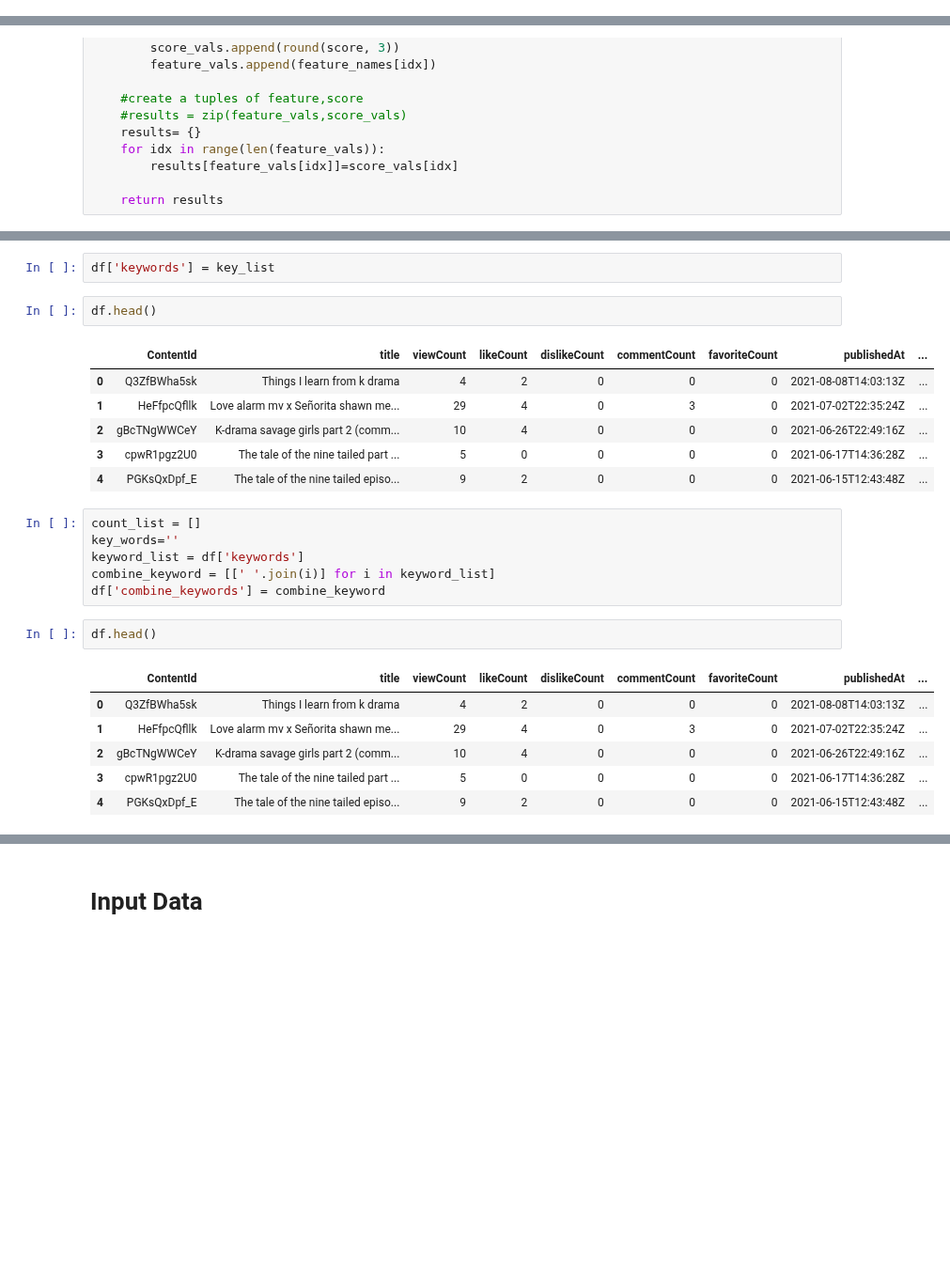
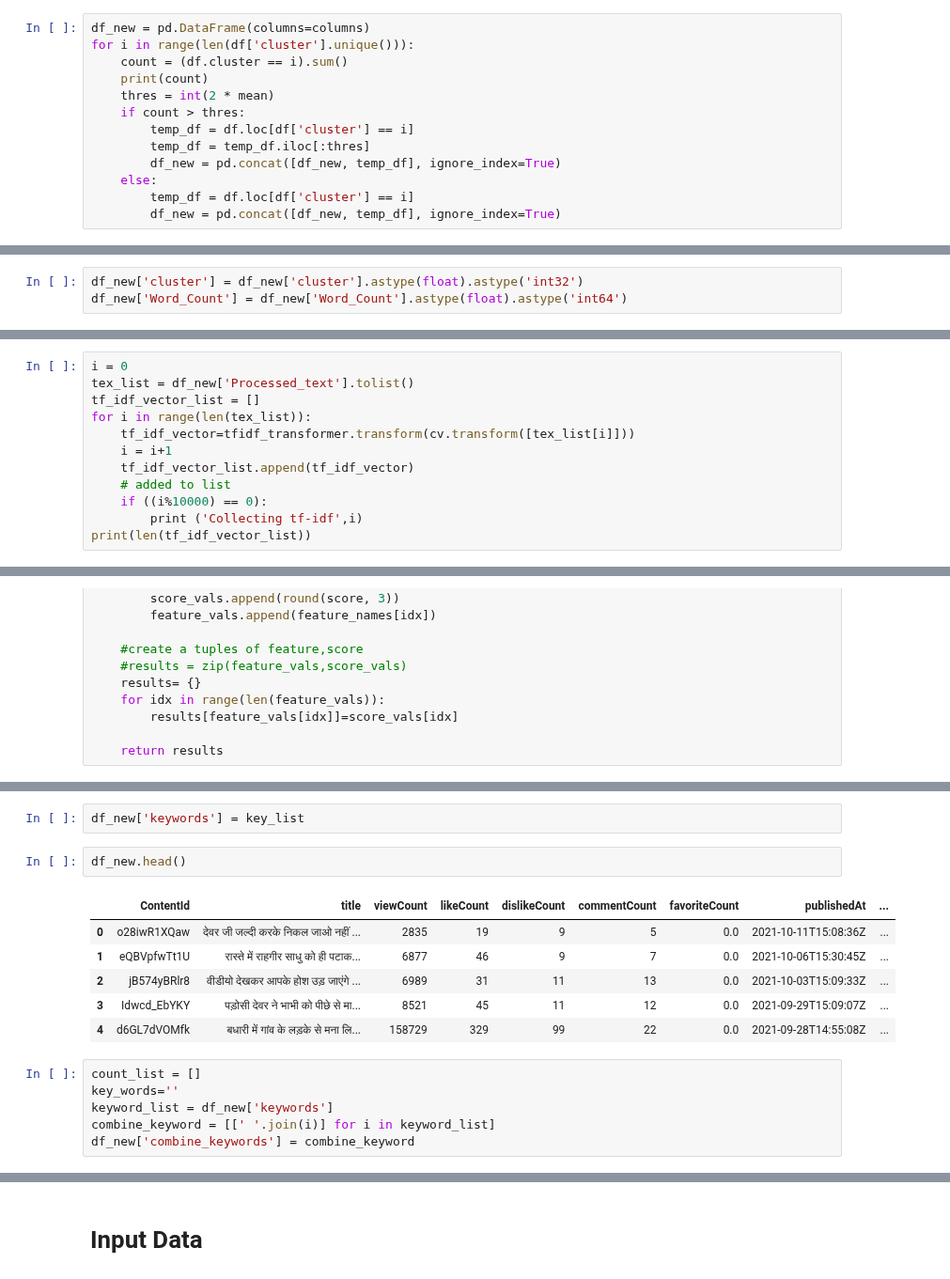
Before and after one commit to TeamEpicProjects/Recommendation-System-for-YT, a Jupyter notebook: notebook/modeling/DecisionTree.ipynb, the cells around one changed output, grey strips where cells are left out. Shown at 94% size. Saved outputs shown, nothing was run; the diff lists cells and outputs as text; blank space fills up the shorter version.

Commit message:
Imbalanced data handled

```diff
--- a/notebook/modeling/DecisionTree.ipynb
+++ b/notebook/modeling/DecisionTree.ipynb
@@ -402,0 +438,13 @@ Total count of cluster 19 is 2373
+# %%
+df_new = pd.DataFrame(columns=columns)
+for i in range(len(df['cluster'].unique())):
+    count = (df.cluster == i).sum()
+    print(count)
+    thres = int(2 * mean)
+    if count > thres:
+        temp_df = df.loc[df['cluster'] == i]
+        temp_df = temp_df.iloc[:thres]
+        df_new = pd.concat([df_new, temp_df], ignore_index=True)
+    else:
+        temp_df = df.loc[df['cluster'] == i]
+        df_new = pd.concat([df_new, temp_df], ignore_index=True)
@@ -402,0 +501,3 @@ Total count of cluster 19 is 2373
+# %%
+df_new['cluster'] = df_new['cluster'].astype(float).astype('int32')
+df_new['Word_Count'] = df_new['Word_Count'].astype(float).astype('int64')
@@ -406,3 +596,15 @@ Total count of cluster 19 is 2373
 def sort_coo(coo_matrix):
     tuples = zip(coo_matrix.col, coo_matrix.data)
     return sorted(tuples, key=lambda x: (x[1], x[0]), reverse=True)
+# %%
+i = 0
+tex_list = df_new['Processed_text'].tolist()
+tf_idf_vector_list = []
+for i in range(len(tex_list)):
+    tf_idf_vector=tfidf_transformer.transform(cv.transform([tex_list[i]]))
+    i = i+1
+    tf_idf_vector_list.append(tf_idf_vector)
+    # added to list
+    if ((i%10000) == 0):
+        print ('Collecting tf-idf',i)
+print(len(tf_idf_vector_list))
@@ -501,26 +707,17 @@ key_list[0]
 # %%
-df['keywords'] = key_list
+df_new['keywords'] = key_list
 # %%
-df.head()
+df_new.head()
 # %% [output]
 |  | ContentId | title | viewCount | likeCount | dislikeCount | commentCount | favoriteCount | publishedAt | ... |
-| 0 | Q3ZfBWha5sk | Things I learn from k drama | 4 | 2 | 0 | 0 | 0 | 2021-08-08T14:03:13Z | ... |
-| 1 | HeFfpcQfllk | Love alarm mv x Señorita shawn me... | 29 | 4 | 0 | 3 | 0 | 2021-07-02T22:35:24Z | ... |
-| 2 | gBcTNgWWCeY | K-drama savage girls part 2 (comm... | 10 | 4 | 0 | 0 | 0 | 2021-06-26T22:49:16Z | ... |
-| 3 | cpwR1pgz2U0 | The tale of the nine tailed part ... | 5 | 0 | 0 | 0 | 0 | 2021-06-17T14:36:28Z | ... |
-| 4 | PGKsQxDpf_E | The tale of the nine tailed episo... | 9 | 2 | 0 | 0 | 0 | 2021-06-15T12:43:48Z | ... |
+| 0 | o28iwR1XQaw | देवर जी जल्दी करके निकल जाओ नहीं ... | 2835 | 19 | 9 | 5 | 0.0 | 2021-10-11T15:08:36Z | ... |
+| 1 | eQBVpfwTt1U | रास्ते में राहगीर साधु को ही पटाक... | 6877 | 46 | 9 | 7 | 0.0 | 2021-10-06T15:30:45Z | ... |
+| 2 | jB574yBRlr8 | वीडीयो देखकर आपके होश उड़ जाएंगे ... | 6989 | 31 | 11 | 13 | 0.0 | 2021-10-03T15:09:33Z | ... |
+| 3 | Idwcd_EbYKY | पड़ोसी देवर ने भाभी को पीछे से मा... | 8521 | 45 | 11 | 12 | 0.0 | 2021-09-29T15:09:07Z | ... |
+| 4 | d6GL7dVOMfk | बधारी में गांव के लड़के से मना लि... | 158729 | 329 | 99 | 22 | 0.0 | 2021-09-28T14:55:08Z | ... |
 # %%
 count_list = []
 key_words=''
-keyword_list = df['keywords']
+keyword_list = df_new['keywords']
 combine_keyword = [[' '.join(i)] for i in keyword_list]
-df['combine_keywords'] = combine_keyword
+df_new['combine_keywords'] = combine_keyword
-# %%
-df.head()
-# %% [output]
-|  | ContentId | title | viewCount | likeCount | dislikeCount | commentCount | favoriteCount | publishedAt | ... |
-| 0 | Q3ZfBWha5sk | Things I learn from k drama | 4 | 2 | 0 | 0 | 0 | 2021-08-08T14:03:13Z | ... |
-| 1 | HeFfpcQfllk | Love alarm mv x Señorita shawn me... | 29 | 4 | 0 | 3 | 0 | 2021-07-02T22:35:24Z | ... |
-| 2 | gBcTNgWWCeY | K-drama savage girls part 2 (comm... | 10 | 4 | 0 | 0 | 0 | 2021-06-26T22:49:16Z | ... |
-| 3 | cpwR1pgz2U0 | The tale of the nine tailed part ... | 5 | 0 | 0 | 0 | 0 | 2021-06-17T14:36:28Z | ... |
-| 4 | PGKsQxDpf_E | The tale of the nine tailed episo... | 9 | 2 | 0 | 0 | 0 | 2021-06-15T12:43:48Z | ... |
```
Also changed, not shown: parts of 51 cells of this notebook, 1 other file.
